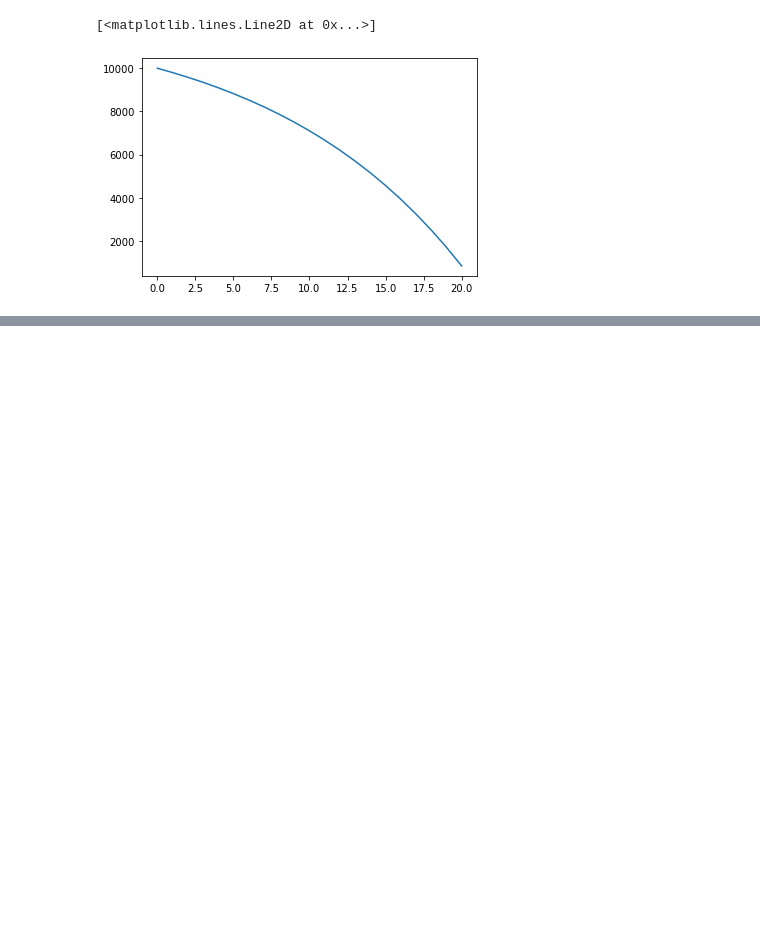
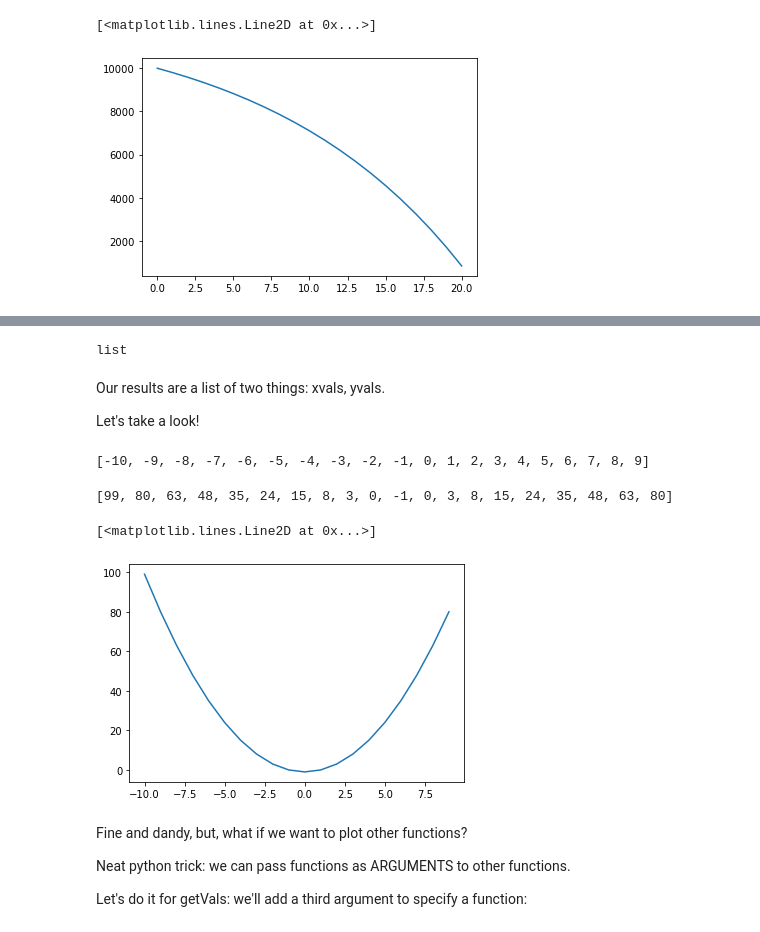
Before and after one commit to millera2/millera2.github.io, a Jupyter notebook: CS-111/Lec-06.ipynb, the cells around one changed output, grey strips where cells are left out. Cells and saved outputs as stored; diff of their text form; code cells hidden in the pictures; blank space fills up the shorter version.

```diff
--- a/CS-111/Lec-06.ipynb
+++ b/CS-111/Lec-06.ipynb
@@ -184,0 +210,59 @@ pyplot.plot(modelResults[0], modelResults[1])
+# %%
+def getVals(low, high):
+    """ return lists of xvals and yvals for plotting
+
+    input: low = left end of x range,
+           high = right end of x range
+
+    return:  list of lists:
+          xvals  (a list of all x-vals to be plotted)
+          yvals  (a list of all y-vals to be plotted)
+    """
+
+    xvals = []        # accumulator for x values
+    yvals = []        # accumulator for y values
+
+    for val in range(low,high):
+        xvals.append(val)           # appending each value to the xvals list
+
+    for xval in xvals:
+        yvals.append( f(xval) )        #pluggin in all xvals to f(x), appending the results to yvals
+
+    return [xvals, yvals]
+# %%
+myResults = getVals(-10,10)
+# %%
+type(myResults)
+# %% [output]
+list
+# %% [markdown]
+Our results are a list of two things:  xvals, yvals.
+
+Let's take a look!
+# %%
+xvals = myResults[0]
+xvals
+# %% [output]
+[-10, -9, -8, -7, -6, -5, -4, -3, -2, -1, 0, 1, 2, 3, 4, 5, 6, 7, 8, 9]
+# %%
+yvals = myResults[1]
+yvals
+# %% [output]
+[99, 80, 63, 48, 35, 24, 15, 8, 3, 0, -1, 0, 3, 8, 15, 24, 35, 48, 63, 80]
+# %%
+import matplotlib.pyplot as pyplot
+
+# importing the module
+# we want to use the `plot()` function
+
+pyplot.plot(xvals, yvals)
+# %% [output]
+[<matplotlib.lines.Line2D at 0x...>]
+[figure, added]
+# %% [markdown]
+Fine and dandy, but, what if we want to plot other functions?
+
+Neat python trick:  we can pass functions as ARGUMENTS to other functions.
+
+
+Let's do it for getVals:  we'll add a third argument to specify a function:
```
Also changed, not shown: parts of 27 cells of this notebook, 13 other files.
